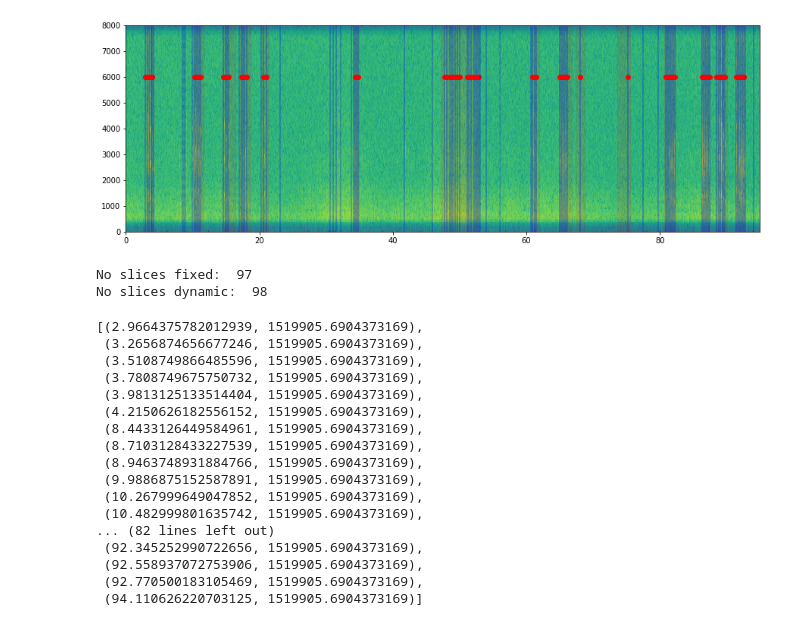
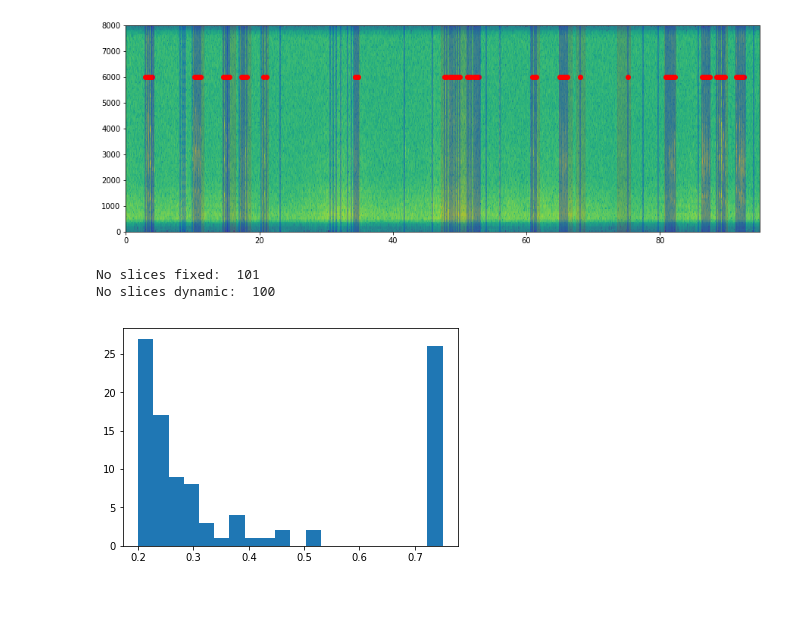
Before and after one commit to RSPB/Birdman, a Jupyter notebook: plot_onsets.ipynb, the cells around one changed output. Saved outputs shown, nothing was run; the diff lists cells and outputs as text; code cells hidden in the pictures; blank space fills up the shorter version.

```diff
--- a/plot_onsets.ipynb
+++ b/plot_onsets.ipynb
@@ -77,41 +77,25 @@ plot_specgram_extra(signal_selected, sr, win, hop, signal_start_s, signal_end_s,
 # %% [output]
 [figure]
 # %%
-slices_fixed = dsp.get_slices(signal_filtered, sr, nfft=win, hop=hop, onset_detector_type=onset_detector,
+slices_fixed = dsp.get_slices(signal_filtered, sr, method='fixed', nfft=win, hop=hop, onset_detector_type=onset_detector,
                         onset_threshold=onset_threshold, onset_silence_threshold=onset_silence_threshold,
                         min_duration_s=min_duration_s, max_duration_s=max_duration_s)
 print('No slices fixed: ', len(slices_fixed))
 
-slices_dyn = dsp.get_slices(signal_filtered, sr, nfft=win, hop=hop, onset_detector_type=onset_detector,
+slices_dyn = dsp.get_slices(signal_filtered, sr, method='dynamic', nfft=win, hop=hop, onset_detector_type=onset_detector,
                         onset_threshold=onset_threshold, onset_silence_threshold=onset_silence_threshold,
-                        min_duration_s=min_duration_s, max_duration_s=None, method='dynamic')
+                        min_duration_s=min_duration_s, max_duration_s=0.7)
 print('No slices dynamic: ', len(slices_dyn))
 # %% [output]
-No slices fixed:  97
-No slices dynamic:  98
+No slices fixed:  101
+No slices dynamic:  100
 # %%
 slices_fixed_len = [end - start for start, end in slices_fixed]
 slices_dyn_len = [end - start for start, end in slices_dyn]
-# %%
-slices_dyn
-# %% [output]
-[(2.9664375782012939, 1519905.6904373169),
- (3.2656874656677246, 1519905.6904373169),
- (3.5108749866485596, 1519905.6904373169),
- (3.7808749675750732, 1519905.6904373169),
- (3.9813125133514404, 1519905.6904373169),
- (4.2150626182556152, 1519905.6904373169),
- (8.4433126449584961, 1519905.6904373169),
- (8.7103128433227539, 1519905.6904373169),
- (8.9463748931884766, 1519905.6904373169),
- (9.9886875152587891, 1519905.6904373169),
- (10.267999649047852, 1519905.6904373169),
- (10.482999801635742, 1519905.6904373169),
-... (82 lines left out)
- (92.345252990722656, 1519905.6904373169),
- (92.558937072753906, 1519905.6904373169),
- (92.770500183105469, 1519905.6904373169),
- (94.110626220703125, 1519905.6904373169)]
+# %%
+h = plt.hist(slices_fixed_len, bins=20)
+# %% [output]
+[figure, added]
 # %%
 h = plt.hist(slices_dyn_len, bins=20)
 # %% [output]
```
Also changed, not shown: parts of 2 cells of this notebook, 1 other file.
